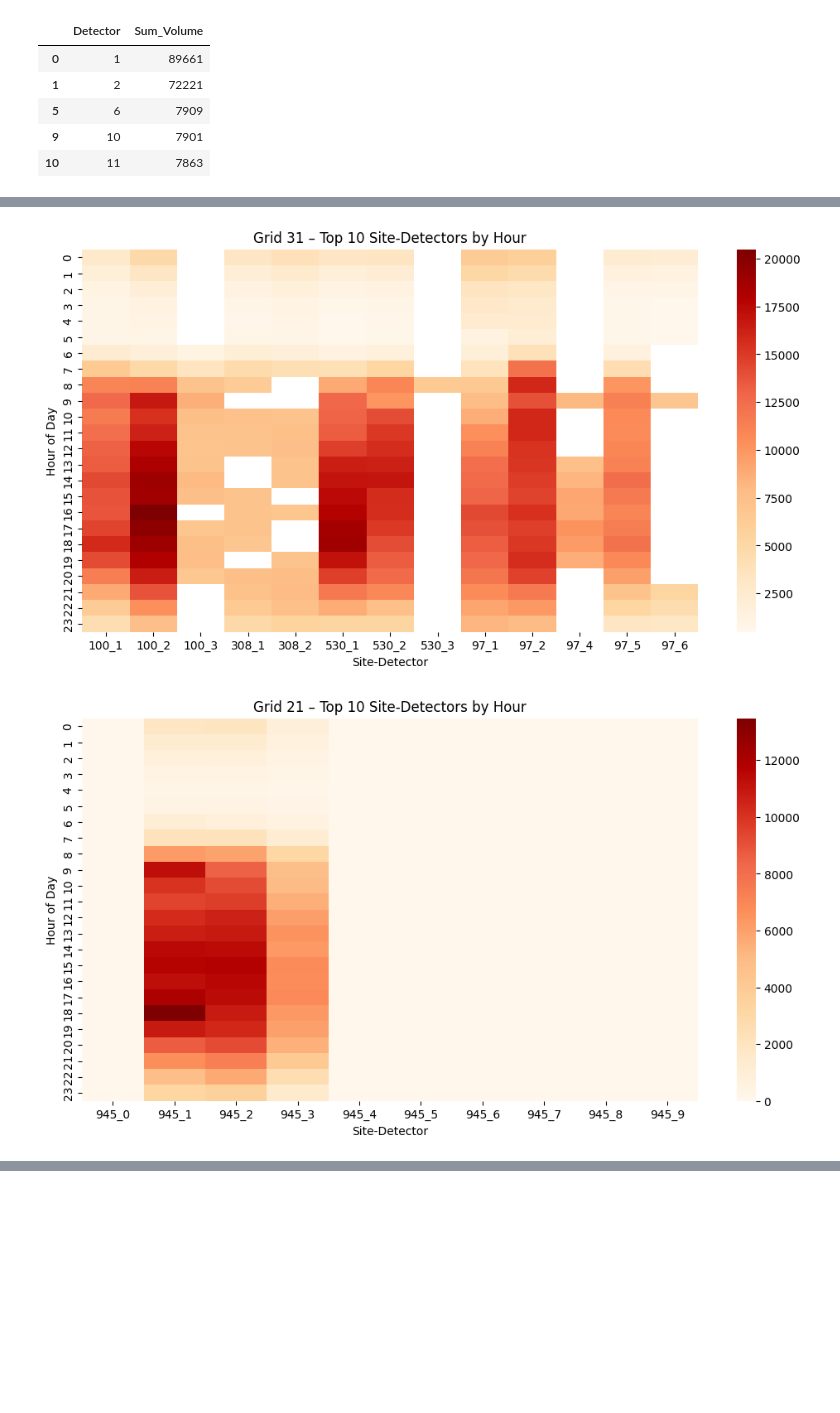
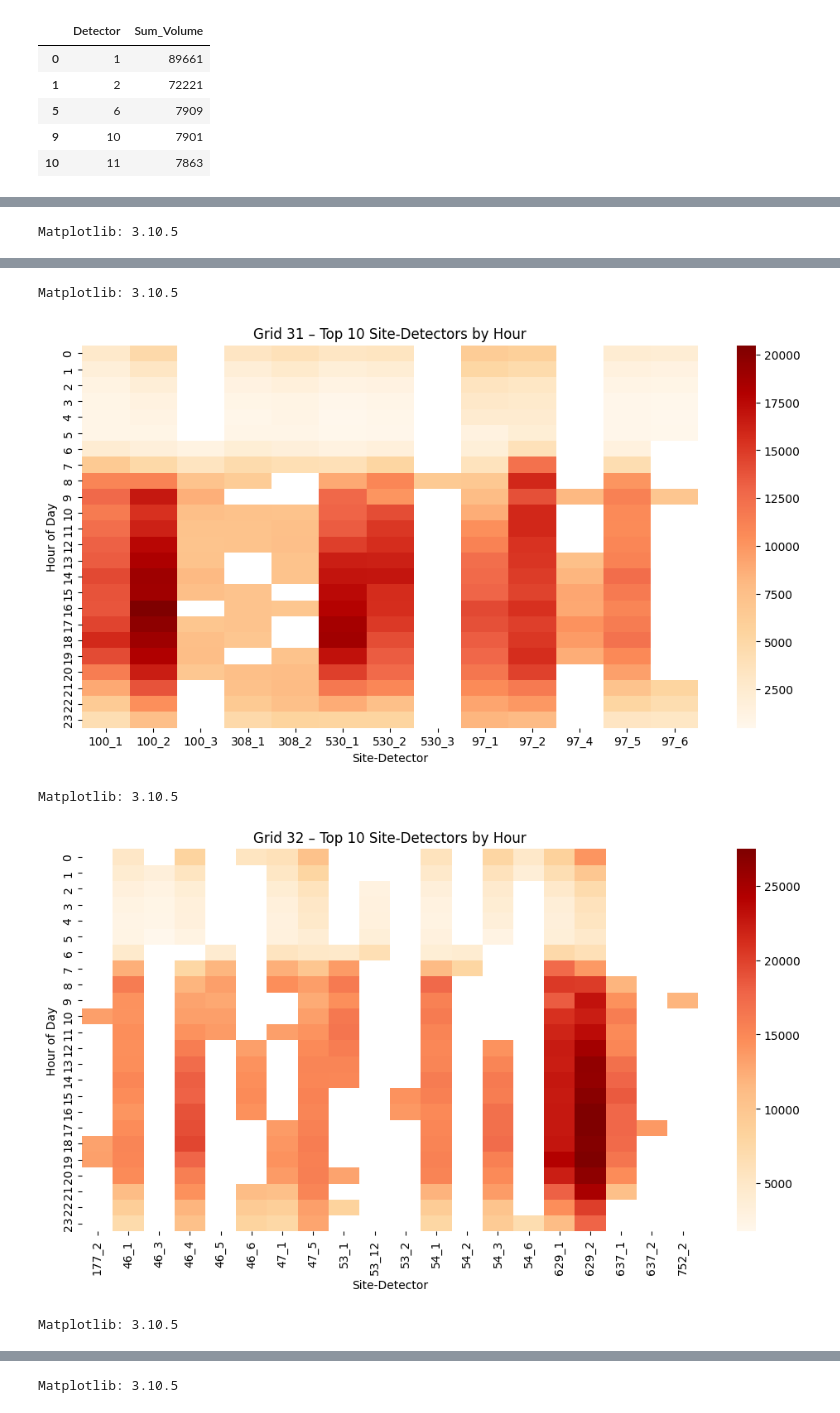
Before and after one commit to kirva123/Hackathon2025, a Jupyter notebook: Regional copy.ipynb, the cells around one changed output, grey strips where cells are left out. Cells and saved outputs as stored; diff of their text form; code cells hidden in the pictures; blank space fills up the shorter version.

```diff
--- a/Regional copy.ipynb
+++ b/Regional copy.ipynb
@@ -9,7 +9,7 @@ import datetime as dt
 import seaborn as sns
 # %%
 nodes = pd.read_csv("node_data.csv")
-edges = pd.read_csv("edges_data.csv")
+edges = pd.read_csv("data/edges_data.csv")
 df_2020 = pd.read_csv("data/scats_detector_volume_jan-jun-2020.csv")
 sites = pd.read_csv("data/its_scats_sites_aug-2020.csv")
 # %%
@@ -216,7 +216,7 @@ end   = pd.Timestamp("2025-04-07 23:59:59")
 week_data = joined_eval[(joined_eval["End_Time"] >= start) & (joined_eval["End_Time"] <= end)]
 
 # 3. Pick 8 random Grid_IDs from those available in that week
-random_ids = [51,41,31,21,22,23,36,37,47,57,67,68]#np.random.choice(week_data["Grid_ID"].unique(), size=8, replace=False)
+random_ids = [44,52,53,54,55]#np.random.choice(week_data["Grid_ID"].unique(), size=8, replace=False)
 
 # 4. Filter again for just those IDs
 subset = week_data[week_data["Grid_ID"].isin(random_ids)]
@@ -525,6 +525,5 @@ site920_grouped.head()
 | 10 | 11 | 7863 |
 # %%
 joined_eval["Vol_diff"] = joined_eval["Sum_Volume"].diff().fillna(0)
-joined_eval['weekday'] = joined_eval["End_Time"].dt.dayofweek
 joined_eval.head()
 # %% [output]
@@ -537,12 +536,13 @@ joined_eval.head()
 # %%
 start = pd.Timestamp("2025-04-02")
-end   = pd.Timestamp("2025-04-07 23:59:59")
+end   = pd.Timestamp("2025-04-03 23:59:59")
 
 # 2. Filter the data for that week
 week_data = joined_eval[(joined_eval["End_Time"] >= start) & (joined_eval["End_Time"] <= end)]
 
 # 3. Pick 8 random Grid_IDs from those available in that week
-random_ids = [51,41,31,21,22,23,36,37,47,57,67,68]
+random_ids =  [54,44,64,55,53]  #np.random.choice(week_data["Grid_ID"].unique(), size=5, replace=False)
+
 # 4. Filter again for just those IDs
 subset = week_data[week_data["Grid_ID"].isin(random_ids)]
 
@@ -642,34 +636,41 @@ agg["Site_Detector"] = agg["Site"].astype(str) + "_" + agg["Detector"].astype(st
 
 # 3. for each Grid_ID, hour -> take top 10 site-detectors
 top10 = (
     agg.groupby(["Grid_ID", "hour"], group_keys=False)
     .apply(lambda g: g.nlargest(10, "Sum_Volume"))
     .reset_index(drop=True)
 )
 
 # 4. sample 5 random Grid_IDs
-sample_ids = [51,41,31,21,22,23,36,37,47,57,67,68]#np.random.choice(top10["Grid_ID"].unique(), 5, replace=False)
+sample_ids = [51,41,31,32,22,23,26,36,37,47,57,67,77]
 
 # 5. plot heatmaps for each Grid_ID
 for gid in sample_ids:
     temp = top10[top10["Grid_ID"] == gid]
 
     # pivot so rows = hour, cols = site-detector, values = Sum_Volume
     pivoted = temp.pivot(index="hour", columns="Site_Detector", values="Sum_Volume")
 
     plt.figure(figsize=(12, 6))
     sns.heatmap(pivoted, cmap="OrRd", annot=False, cbar=True)
 
     plt.title(f"Grid {gid} – Top 10 Site-Detectors by Hour")
     plt.ylabel("Hour of Day")
     plt.xlabel("Site-Detector")
     plt.show()
     #hiii megan
     #Hiiiii eva
+    import matplotlib
+    print("Matplotlib:", matplotlib.__version__)
 # %% [output]
 [figure]
+Matplotlib: 3.10.5
 [figure]
+Matplotlib: 3.10.5
 [figure]
+Matplotlib: 3.10.5
-[figure, old version]
+[figure, new version]
+Matplotlib: 3.10.5
 [figure]
+Matplotlib: 3.10.5
 [figure]
```
Also changed, not shown: parts of 9 cells of this notebook, 2 other files.
